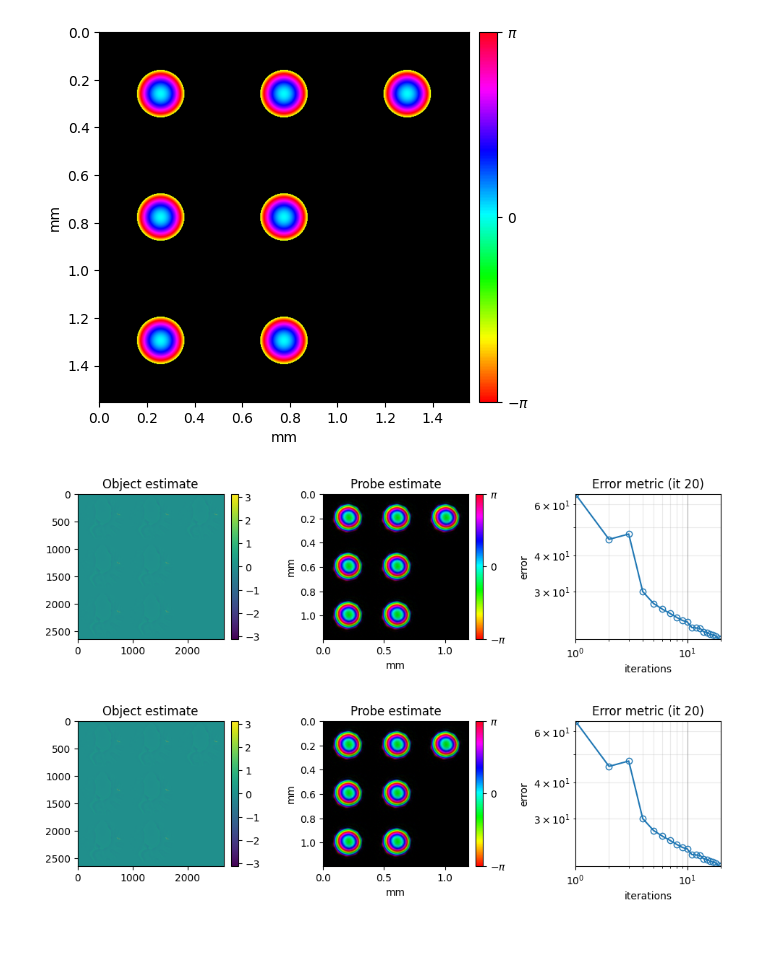
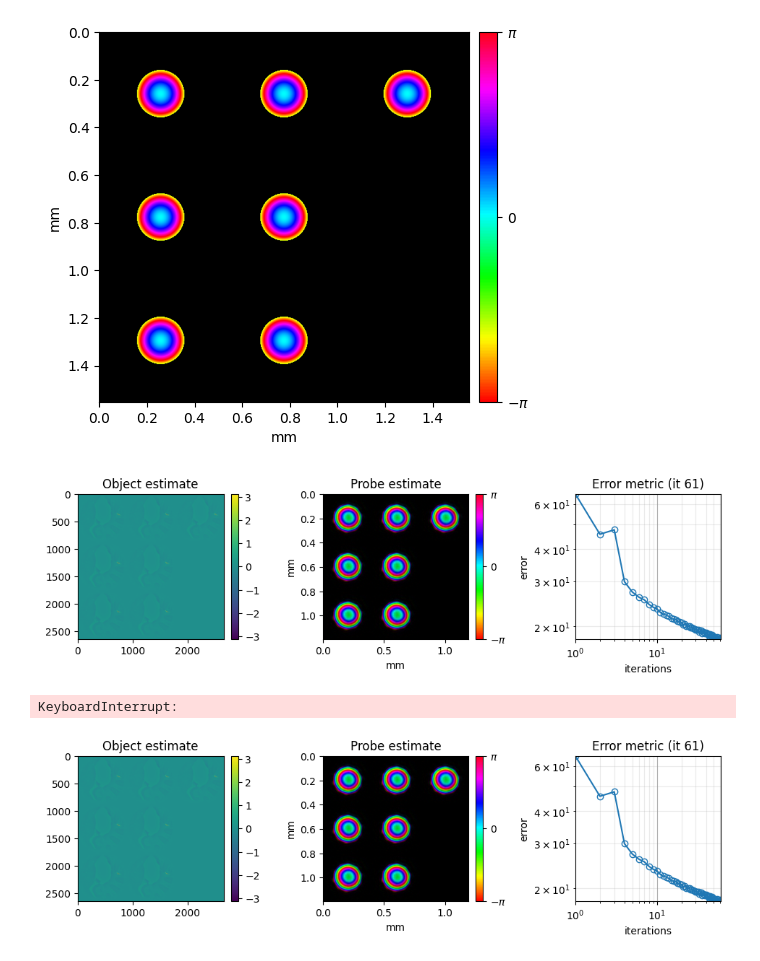
Before and after one commit to ShantanuKodgirwar/PtyLab.py, a Jupyter notebook: jupyter_tutorials/jupyter_tutorials_tutorial_CPM_multiWavelength.ipynb, the cells around one changed output. Saved outputs shown, nothing was run; the diff lists cells and outputs as text; code cells hidden in the pictures.

```diff
--- a/jupyter_tutorials/jupyter_tutorials_tutorial_CPM_multiWavelength.ipynb
+++ b/jupyter_tutorials/jupyter_tutorials_tutorial_CPM_multiWavelength.ipynb
@@ -127,15 +127,16 @@ INFO:Reconstruction:Initial probe set to circ
 # %%
 # Run the reconstruction
 ## choose engine
 # mPIE
 multiPIE = Engines.multiPIE(reconstruction, experimentalData, params, monitor)
-multiPIE.numIterations = 20
+multiPIE.numIterations = 100
 multiPIE.betaProbe = 0.25
 multiPIE.betaObject = 0.25
 multiPIE.reconstruct()
 # %% [output]
-[figure, old version]
+[figure, new version]
+KeyboardInterrupt:
-[figure, old version]
+[figure, new version]
 # %%
 # now save the data
 # reconstruction.saveResults('reconstruction.hdf5')
```
Also changed, not shown: 5 other files.
